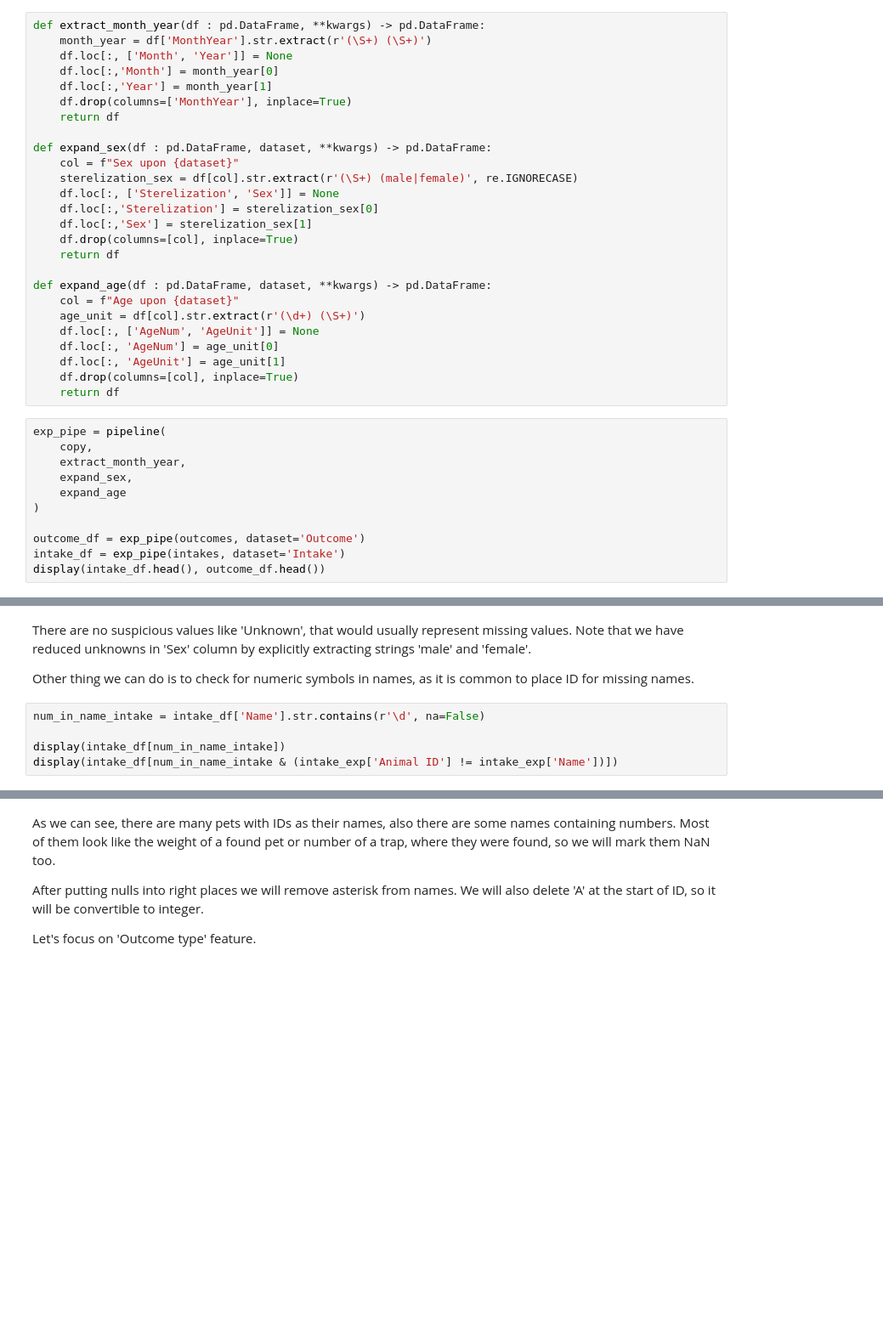
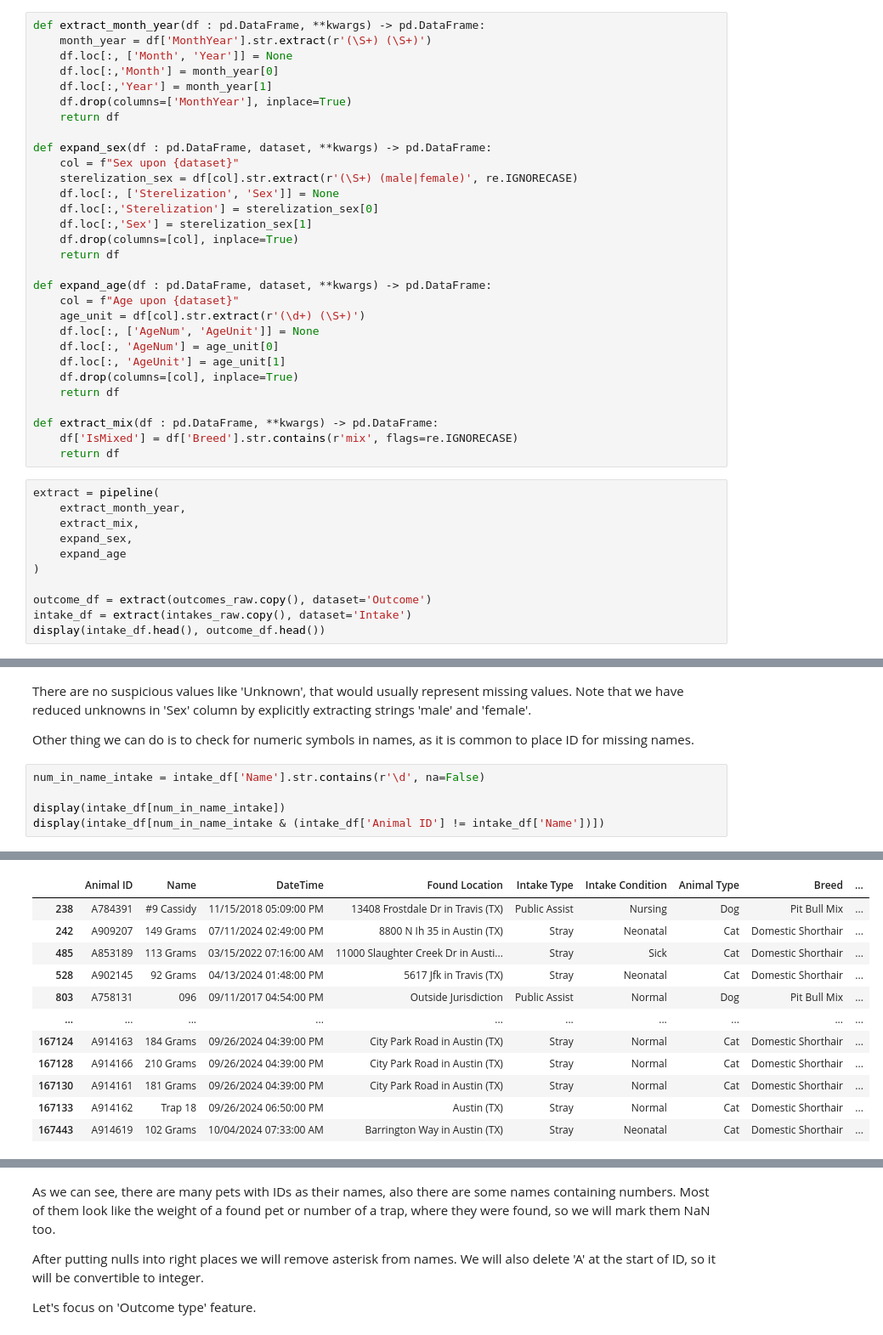
Before and after one commit to ZhigaMason/University, a Jupyter notebook: 01/assignment01.ipynb, the cells around one changed output, grey strips where cells are left out. Shown at 85% size. Saved outputs shown, nothing was run; the diff lists cells and outputs as text; blank space fills up the shorter version.

```diff
--- a/01/assignment01.ipynb
+++ b/01/assignment01.ipynb
@@ -196,16 +198,20 @@ def expand_age(df : pd.DataFrame, dataset, **kwargs) -> pd.DataFrame:
     df.loc[:, 'AgeUnit'] = age_unit[1]
     df.drop(columns=[col], inplace=True)
     return df
+
+def extract_mix(df : pd.DataFrame, **kwargs) -> pd.DataFrame:
+    df['IsMixed'] = df['Breed'].str.contains(r'mix', flags=re.IGNORECASE)
+    return df
 # %%
-exp_pipe = pipeline(
-    copy,
+extract = pipeline(
     extract_month_year,
+    extract_mix,
     expand_sex,
     expand_age
 )
 
-outcome_df = exp_pipe(outcomes, dataset='Outcome')
-intake_df = exp_pipe(intakes, dataset='Intake')
+outcome_df = extract(outcomes_raw.copy(), dataset='Outcome')
+intake_df = extract(intakes_raw.copy(), dataset='Intake')
 display(intake_df.head(), outcome_df.head())
 # %% [output]
 |  | Animal ID | Name | DateTime | Found Location | Intake Type | Intake Condition | Animal Type | Breed | ... |
@@ -271,7 +278,7 @@ Other thing we can do is to check for numeric symbols in names, as it is common
 num_in_name_intake = intake_df['Name'].str.contains(r'\d', na=False)
 
 display(intake_df[num_in_name_intake])
-display(intake_df[num_in_name_intake & (intake_exp['Animal ID'] != intake_exp['Name'])])
+display(intake_df[num_in_name_intake & (intake_df['Animal ID'] != intake_df['Name'])])
 # %% [output]
 |  | Animal ID | Name | DateTime | Found Location | Intake Type | Intake Condition | Animal Type | Breed | ... |
 | 18 | A856107 | A856107 | 04/28/2022 11:56:00 AM | 4700 Prock Lane in Austin (TX) | Stray | Normal | Cat | Domestic Shorthair Mix | ... |
@@ -288,0 +296,12 @@ display(intake_df[num_in_name_intake & (intake_exp['Animal ID'] != intake_exp['N
+|  | Animal ID | Name | DateTime | Found Location | Intake Type | Intake Condition | Animal Type | Breed | ... |
+| 238 | A784391 | #9 Cassidy | 11/15/2018 05:09:00 PM | 13408 Frostdale Dr in Travis (TX) | Public Assist | Nursing | Dog | Pit Bull Mix | ... |
+| 242 | A909207 | 149 Grams | 07/11/2024 02:49:00 PM | 8800 N Ih 35 in Austin (TX) | Stray | Neonatal | Cat | Domestic Shorthair | ... |
+| 485 | A853189 | 113 Grams | 03/15/2022 07:16:00 AM | 11000 Slaughter Creek Dr in Austi... | Stray | Sick | Cat | Domestic Shorthair | ... |
+| 528 | A902145 | 92 Grams | 04/13/2024 01:48:00 PM | 5617 Jfk in Travis (TX) | Stray | Neonatal | Cat | Domestic Shorthair | ... |
+| 803 | A758131 | 096 | 09/11/2017 04:54:00 PM | Outside Jurisdiction | Public Assist | Normal | Dog | Pit Bull Mix | ... |
+| ... | ... | ... | ... | ... | ... | ... | ... | ... | ... |
+| 167124 | A914163 | 184 Grams | 09/26/2024 04:39:00 PM | City Park Road in Austin (TX) | Stray | Normal | Cat | Domestic Shorthair | ... |
+| 167128 | A914166 | 210 Grams | 09/26/2024 04:39:00 PM | City Park Road in Austin (TX) | Stray | Normal | Cat | Domestic Shorthair | ... |
+| 167130 | A914161 | 181 Grams | 09/26/2024 04:39:00 PM | City Park Road in Austin (TX) | Stray | Normal | Cat | Domestic Shorthair | ... |
+| 167133 | A914162 | Trap 18 | 09/26/2024 06:50:00 PM | Austin (TX) | Stray | Normal | Cat | Domestic Shorthair | ... |
+| 167443 | A914619 | 102 Grams | 10/04/2024 07:33:00 AM | Barrington Way in Austin (TX) | Stray | Neonatal | Cat | Domestic Shorthair | ... |
```
Also changed, not shown: parts of 18 cells of this notebook.
